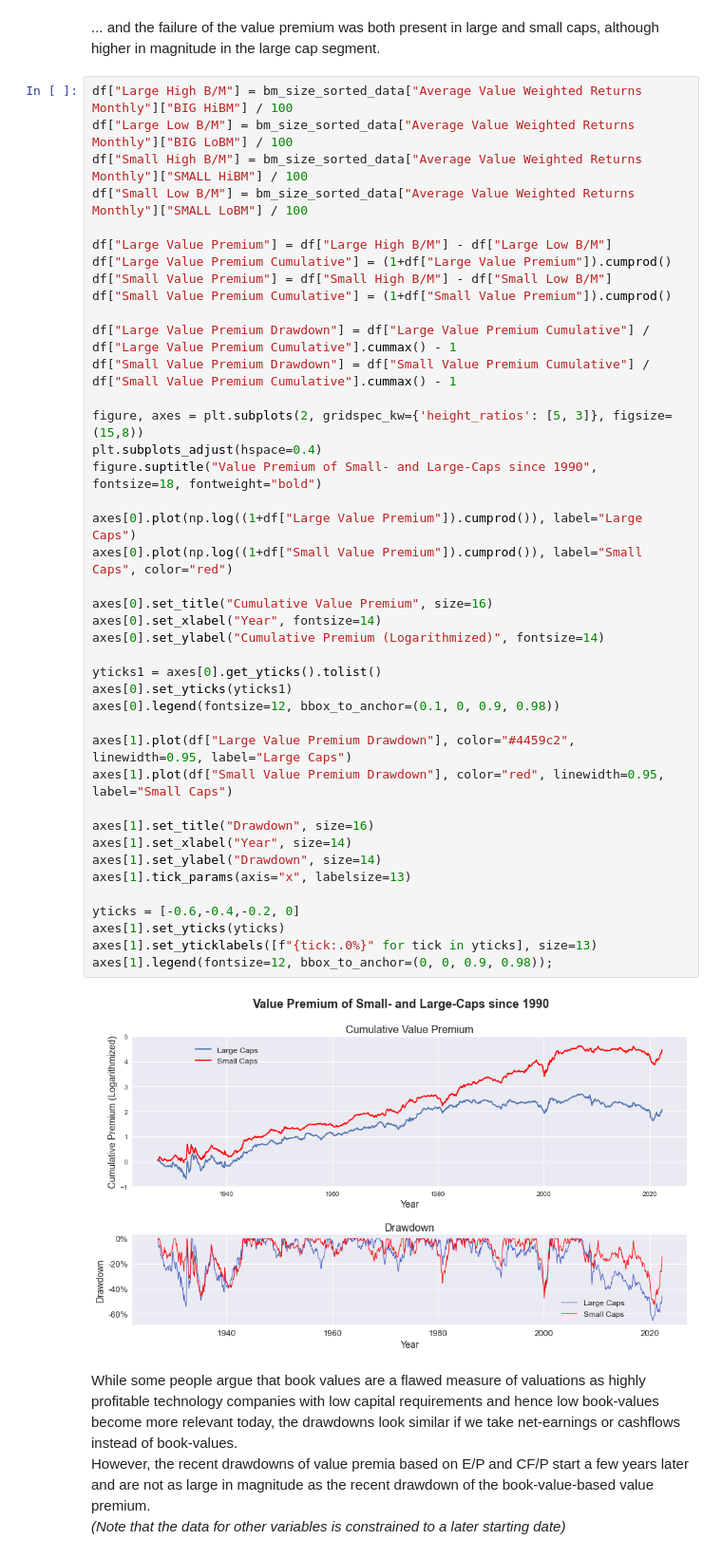
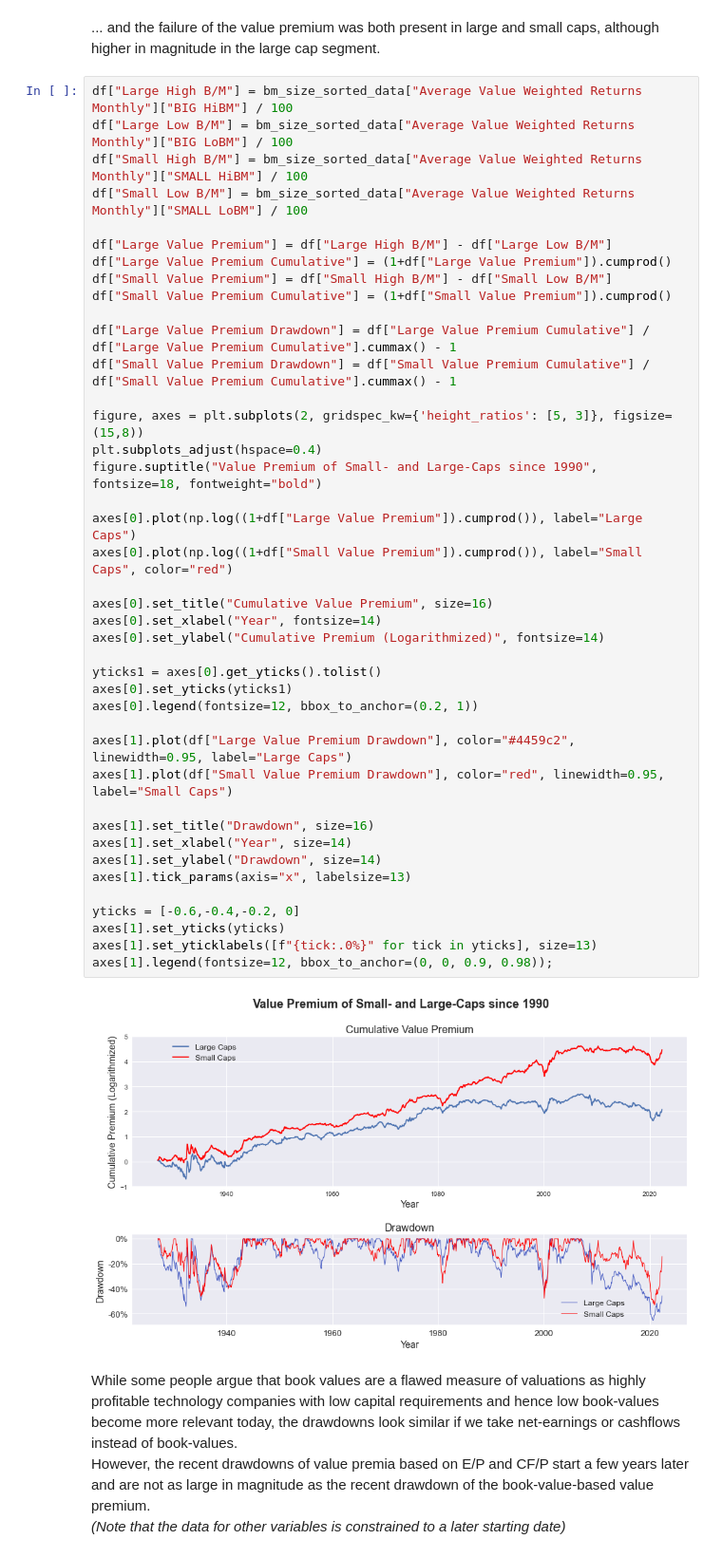
Before and after one commit to jonasniemeyer/investing-ideas, a Jupyter notebook: analyzing_the_value_premium.ipynb, the cells around one changed output. Shown at 95% size. Drawn from its saved outputs; the diff is of its cells as text.

```diff
--- a/analyzing_the_value_premium.ipynb
+++ b/analyzing_the_value_premium.ipynb
@@ -154,35 +154,35 @@ df["Small Value Premium Cumulative"] = (1+df["Small Value Premium"]).cumprod()
 df["Large Value Premium Drawdown"] = df["Large Value Premium Cumulative"] / df["Large Value Premium Cumulative"].cummax() - 1
 df["Small Value Premium Drawdown"] = df["Small Value Premium Cumulative"] / df["Small Value Premium Cumulative"].cummax() - 1
 
 figure, axes = plt.subplots(2, gridspec_kw={'height_ratios': [5, 3]}, figsize=(15,8))
 plt.subplots_adjust(hspace=0.4)
 figure.suptitle("Value Premium of Small- and Large-Caps since 1990", fontsize=18, fontweight="bold")
 
 axes[0].plot(np.log((1+df["Large Value Premium"]).cumprod()), label="Large Caps")
 axes[0].plot(np.log((1+df["Small Value Premium"]).cumprod()), label="Small Caps", color="red")
 
 axes[0].set_title("Cumulative Value Premium", size=16)
 axes[0].set_xlabel("Year", fontsize=14)
 axes[0].set_ylabel("Cumulative Premium (Logarithmized)", fontsize=14)
 
 yticks1 = axes[0].get_yticks().tolist()
 axes[0].set_yticks(yticks1)
-axes[0].legend(fontsize=12, bbox_to_anchor=(0.1, 0, 0.9, 0.98))
+axes[0].legend(fontsize=12, bbox_to_anchor=(0.2, 1))
 
 axes[1].plot(df["Large Value Premium Drawdown"], color="#4459c2", linewidth=0.95, label="Large Caps")
 axes[1].plot(df["Small Value Premium Drawdown"], color="red", linewidth=0.95, label="Small Caps")
 
 axes[1].set_title("Drawdown", size=16)
 axes[1].set_xlabel("Year", size=14)
 axes[1].set_ylabel("Drawdown", size=14)
 axes[1].tick_params(axis="x", labelsize=13)
 
 yticks = [-0.6,-0.4,-0.2, 0]
 axes[1].set_yticks(yticks)
 axes[1].set_yticklabels([f"{tick:.0%}" for tick in yticks], size=13)
 axes[1].legend(fontsize=12, bbox_to_anchor=(0, 0, 0.9, 0.98));
 # %% [output]
-[figure, old version]
+[figure, new version]
 # %% [markdown]
 While some people argue that book values are a flawed measure of valuations as highly profitable technology companies with low capital requirements and hence low book-values become more relevant today, the drawdowns look similar if we take net-earnings or cashflows instead of book-values.
 <br>
```
Also changed, not shown: parts of 6 cells of this notebook.
